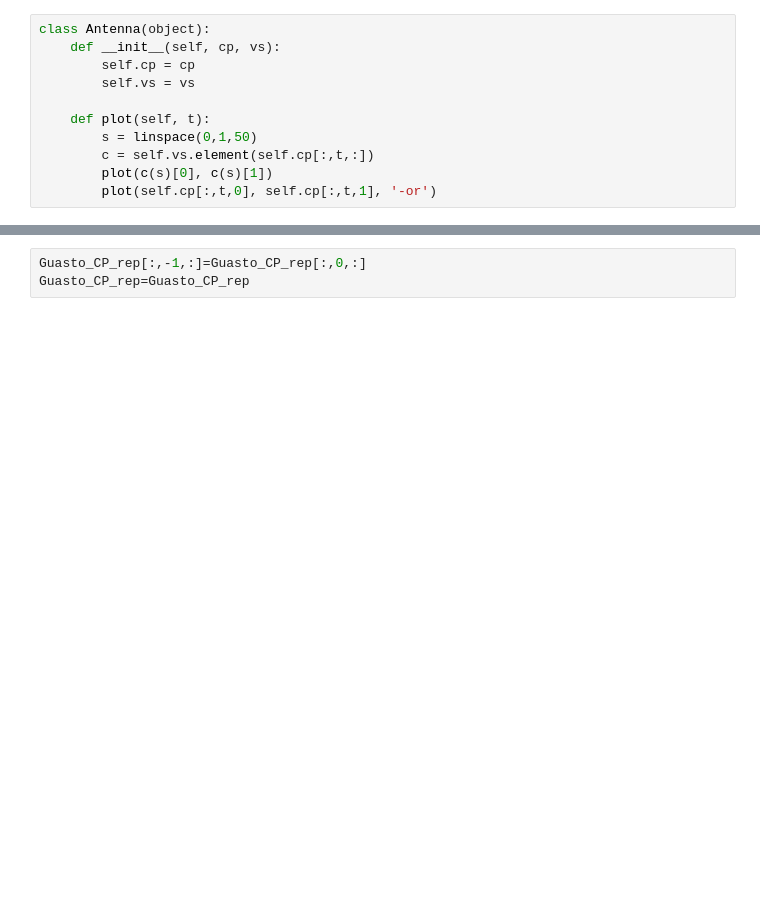
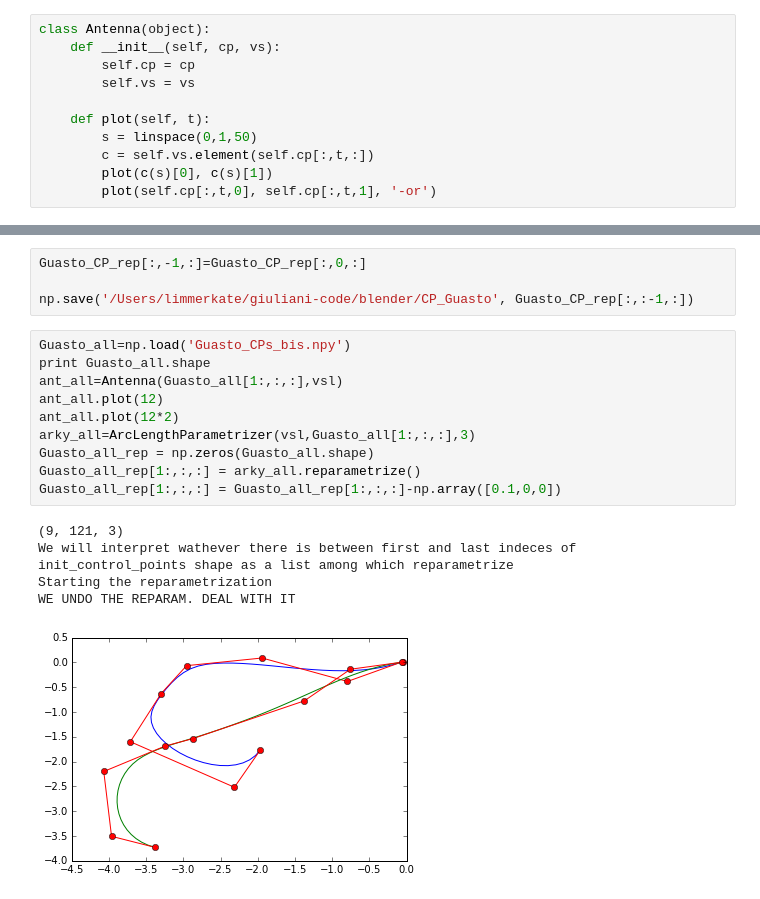
Before and after one commit to nicola-giuliani/ePICURE, a Jupyter notebook: Guasto.ipynb, the cells around one changed output, grey strips where cells are left out. Saved outputs shown, nothing was run; the diff lists cells and outputs as text; blank space fills up the shorter version.

```diff
--- a/Guasto.ipynb
+++ b/Guasto.ipynb
@@ -110,3 +114,20 @@ ant.plot(12)
 # %%
 Guasto_CP_rep[:,-1,:]=Guasto_CP_rep[:,0,:]
-Guasto_CP_rep=Guasto_CP_rep
+
+np.save('/Users/limmerkate/giuliani-code/blender/CP_Guasto', Guasto_CP_rep[:,:-1,:])
+# %%
+Guasto_all=np.load('Guasto_CPs_bis.npy')
+print Guasto_all.shape
+ant_all=Antenna(Guasto_all[1:,:,:],vsl)
+ant_all.plot(12)
+ant_all.plot(12*2)
+arky_all=ArcLengthParametrizer(vsl,Guasto_all[1:,:,:],3)
+Guasto_all_rep = np.zeros(Guasto_all.shape)
+Guasto_all_rep[1:,:,:] = arky_all.reparametrize()
+Guasto_all_rep[1:,:,:] = Guasto_all_rep[1:,:,:]-np.array([0.1,0,0])
+# %% [output]
+(9, 121, 3)
+We will interpret wathever there is between first and last indeces of init_control_points shape as a list among which reparametrize
+Starting the reparametrization
+WE UNDO THE REPARAM. DEAL WITH IT
+[figure, added]
```
Also changed, not shown: parts of 8 cells of this notebook.
